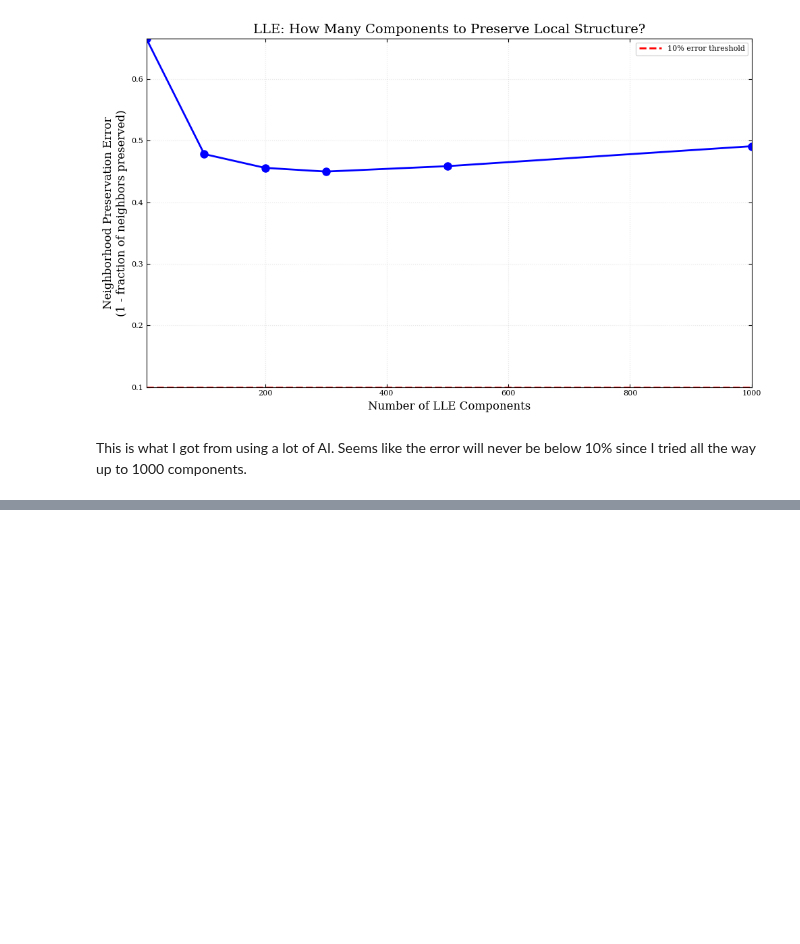
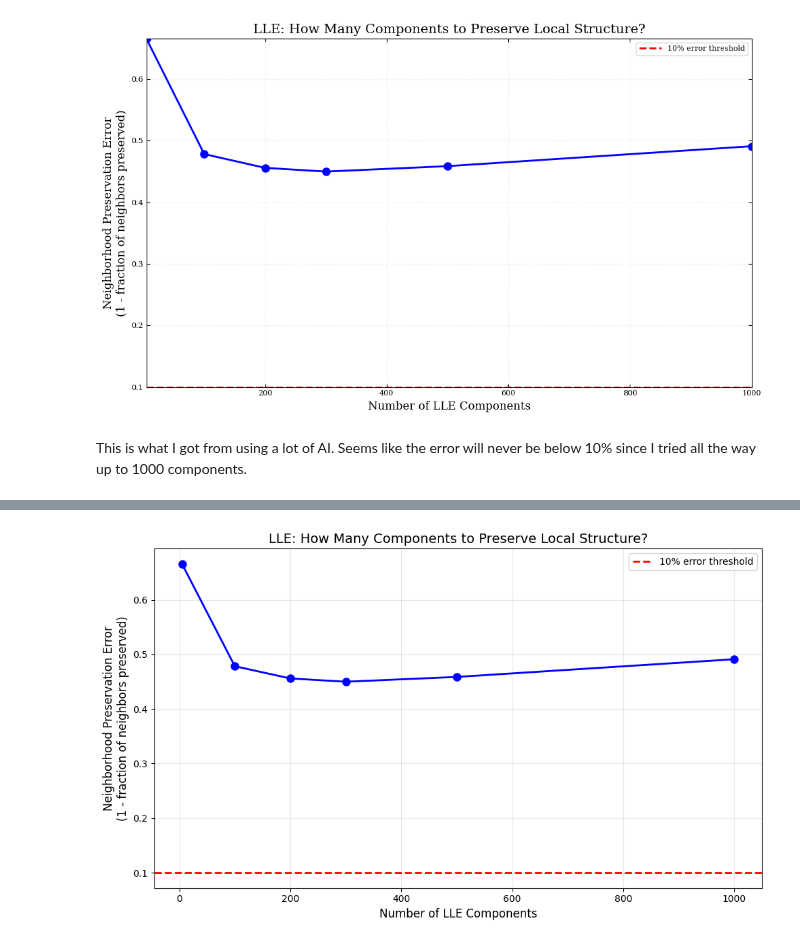
Before and after one commit to seoserang/phys255ml, a Jupyter notebook: 8 Dimensionality Reduction/Assignment 10/PCAandLLE.ipynb, the cells around one changed output, grey strips where cells are left out. Saved outputs shown, nothing was run; the diff lists cells and outputs as text; code cells hidden in the pictures; blank space fills up the shorter version.

```diff
--- a/8 Dimensionality Reduction/Assignment 10/PCAandLLE.ipynb
+++ b/8 Dimensionality Reduction/Assignment 10/PCAandLLE.ipynb
@@ -295,3 +295,90 @@ Trying 1000 components... ✗ Preservation: 0.509 | Error: 0.491
 [figure]
 # %% [markdown]
 This is what I got from using a lot of AI. Seems like the error will never be below 10% since I tried all the way up to 1000 components.
+# %%
+# ============================================================================
+# Better: Test LLE by reconstructing distances in the original space
+# ============================================================================
+import numpy as np
+import matplotlib.pyplot as plt
+from sklearn import manifold
+from sklearn.neighbors import NearestNeighbors
+
+# Load data
+data = np.load('spec4000_corrected.npz')
+Xn = data['X']
+
+print("Testing LLE with different components...")
+print("-" * 50)
+
+# Test different numbers of components
+neighborhood_errors = []
+
+for n_comp in [5, 100, 200, 300, 500, 1000]:
+    print(f"Trying {n_comp} components...", end=" ")
+
+    # Fit LLE
+    lle = manifold.LocallyLinearEmbedding(
+        n_neighbors=min(15, n_comp*2 if n_comp>0 else 15),
+        n_components=n_comp,
+        method='standard'
+    )
+    Y_LLE = lle.fit_transform(Xn)
+
+    # Check neighborhood preservation (what LLE actually optimizes)
+    # For each point, check if its nearest neighbors in LLE space are also its neighbors in original space
+
+    nbrs_orig = NearestNeighbors(n_neighbors=15).fit(Xn)
+    nbrs_lle = NearestNeighbors(n_neighbors=15).fit(Y_LLE)
+
+    # Sample points
+    np.random.seed(42)
+    n_samples = min(500, len(Xn))
+    sample_indices = np.random.choice(len(Xn), n_samples, replace=False)
+
+    preservation_rates = []
+    for idx in sample_indices:
+        # Get neighbors in original space
+        _, orig_neighbors = nbrs_orig.kneighbors(Xn[idx:idx+1])
+        # Get neighbors in LLE space
+        _, lle_neighbors = nbrs_lle.kneighbors(Y_LLE[idx:idx+1])
+
+        # What fraction of LLE neighbors are also original neighbors?
+        n_keep = 5  # Check top 5 neighbors
+        overlap = len(set(orig_neighbors[0][:n_keep]) & set(lle_neighbors[0][:n_keep]))
+        preservation = overlap / n_keep
+        preservation_rates.append(preservation)
+
+    avg_preservation = np.mean(preservation_rates)
+    error = 1 - avg_preservation
+    neighborhood_errors.append(error)
+
+    status = "✓" if error < 0.1 else "✗"
+    print(f"{status} Preservation: {avg_preservation:.3f} | Error: {error:.3f}")
+
+# Plot
+plt.figure(figsize=(10, 6))
+plt.plot([5, 100, 200, 300, 500, 1000], neighborhood_errors, 'bo-', linewidth=2, markersize=8)
+plt.axhline(y=0.1, color='r', linestyle='--', label='10% error threshold', linewidth=2)
+plt.xlabel('Number of LLE Components', fontsize=12)
+plt.ylabel('Neighborhood Preservation Error\n(1 - fraction of neighbors preserved)', fontsize=12)
+plt.title('LLE: How Many Components to Preserve Local Structure?', fontsize=14)
+plt.grid(True, alpha=0.3)
+plt.legend()
+
+# Find minimum components
+below_threshold = np.where(np.array(neighborhood_errors) < 0.1)[0]
+if len(below_threshold) > 0:
+    min_components = [5, 100, 200, 300, 500, 1000][below_threshold[0]]
+    min_error = neighborhood_errors[below_threshold[0]]
+    plt.axvline(x=min_components, color='g', linestyle='--', alpha=0.5)
+    plt.text(min_components, 0.05, f'Need {min_components}\nError: {min_error:.3f}',
+             ha='center', fontsize=10)
+    print(f"\n✓ Need {min_components} LLE components to preserve 90% of local neighborhoods")
+else:
+    print(f"\n✗ Even with {[5, 100, 200, 300, 500, 1000][-1]} components, error is {neighborhood_errors[-1]:.3f}")
+    print("  Best preservation: {:.1f}%".format((1-neighborhood_errors[-1])*100))
+
+plt.tight_layout()
+plt.show()
+# %% [output]
@@ -297,0 +396 @@ This is what I got from using a lot of AI. Seems like the error will never be be
+[figure, added]
```
Also changed, not shown: parts of 1 cell of this notebook.
